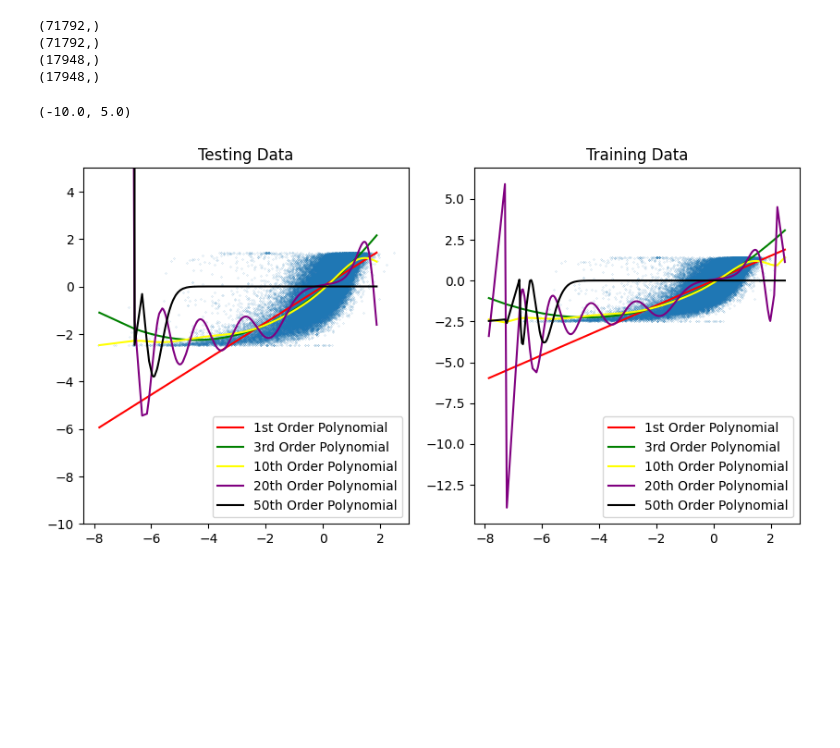
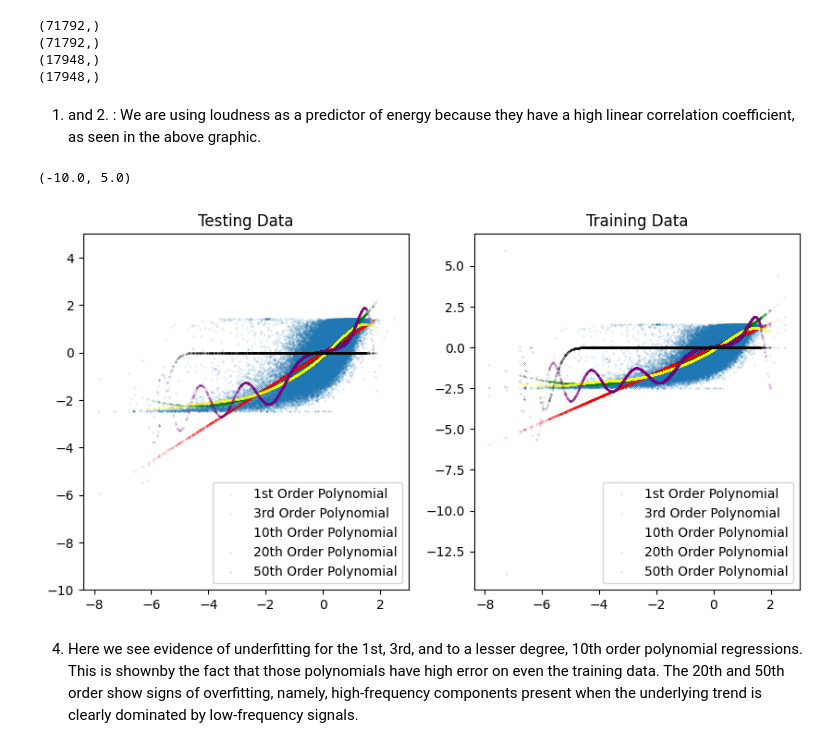
Before and after one commit to hiranjaya/COM-SCI-M148-Final-Project, a Jupyter notebook: COM_SCI_M148_Final_Project_Check_In_2.ipynb, the cells around one changed output. Saved outputs shown, nothing was run; the diff lists cells and outputs as text; code cells hidden in the pictures; blank space fills up the shorter version.

```diff
--- a/COM_SCI_M148_Final_Project_Check_In_2.ipynb
+++ b/COM_SCI_M148_Final_Project_Check_In_2.ipynb
@@ -59,6 +93,8 @@ print(y_test.shape)
 (71792,)
 (17948,)
 (17948,)
+# %% [markdown]
+1. and 2. : We are using loudness as a predictor of energy because they have a high linear correlation coefficient, as seen in the above graphic.
 # %%
 np.random.seed(1000)
 
@@ -79,36 +115,38 @@ y_test = y_test.to_numpy()
 sorted_train_indices = np.argsort(x_train)
 sorted_test_indices = np.argsort(x_test)
 x_train = x_train[sorted_train_indices]
 x_test = x_test[sorted_test_indices]
 y_train = y_train[sorted_train_indices]
 y_test = y_test[sorted_test_indices]
 
 poly_reg_model = LinearRegression()
 
 regression_data = []
 
 for ind,i in enumerate(polynomial_orders):
     poly = PolynomialFeatures(degree=i[0], include_bias=False)
     poly_features_train = poly.fit_transform(x_train.reshape(-1,1))
     poly_features_test = poly.fit_transform(x_test.reshape(-1,1))
     poly_reg_model.fit(poly_features_train, y_train)
 
     energy_predicted_test = poly_reg_model.predict(poly_features_test)
     energy_predicted_train = poly_reg_model.predict(poly_features_train)
 
-    ax[0].plot(x_test, energy_predicted_test, c=colors[ind], label=f"{i[1]} Order Polynomial")
-    ax[1].plot(x_train, energy_predicted_train, c=colors[ind], label=f"{i[1]} Order Polynomial")
+    ax[0].scatter(x_test, energy_predicted_test, c=colors[ind], label=f"{i[1]} Order Polynomial", s=0.01)
+    ax[1].scatter(x_train, energy_predicted_train, c=colors[ind], label=f"{i[1]} Order Polynomial", s=0.01)
     regression_data.append([i,energy_predicted_train, energy_predicted_test])
 
 # Both graphs have a scatterplot of the training data underneath the regression curves
 ax[0].legend()
 ax[1].legend()
 ax[0].set_title("Testing Data")
 ax[1].set_title("Training Data")
 ax[0].set_ylim(-10,5)
 # %% [output]
 (-10.0, 5.0)
-[figure, old version]
+[figure, new version]
+# %% [markdown]
+4. Here we see evidence of underfitting for the 1st, 3rd, and to a lesser degree, 10th order polynomial regressions. This is shownby the fact that those polynomials have high error on even the training data.  The 20th and 50th order show signs of overfitting, namely, high-frequency components present when the underlying trend is clearly dominated by low-frequency signals.
 # %%
 for data in regression_data:
     rmse_train = np.sqrt(mean_squared_error(y_train, data[1]))
```
Also changed, not shown: parts of 6 cells of this notebook.
